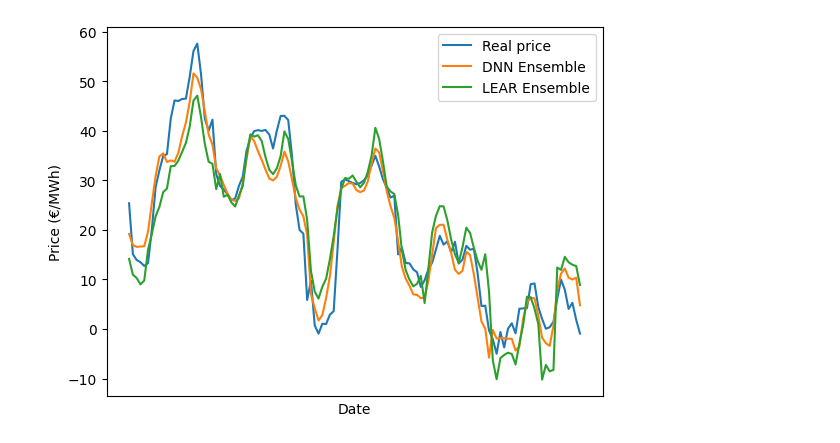
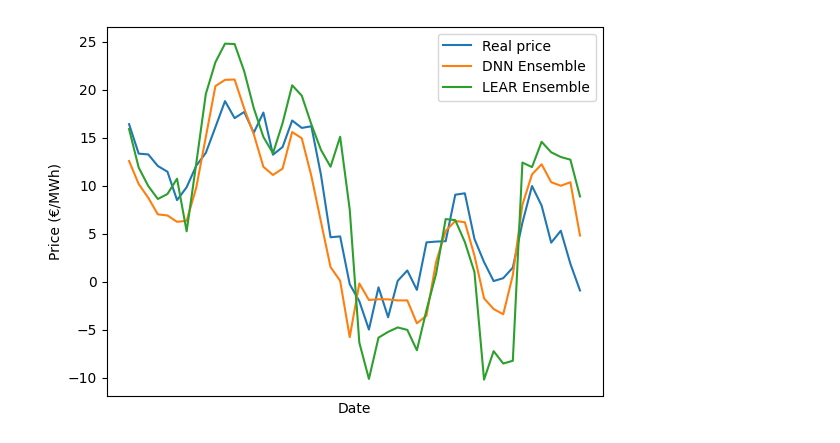
Before and after one commit to tony-schumacher/epftoolbox, a Jupyter notebook: benchmark.ipynb, the cells around one changed output. Saved outputs shown, nothing was run; the diff lists cells and outputs as text; code cells hidden in the pictures.

```diff
--- a/benchmark.ipynb
+++ b/benchmark.ipynb
@@ -1,27 +1,27 @@
 # %%
 import pandas as pd
 import matplotlib.pyplot as plt
 
 df = pd.read_csv("forecasts/Forecasts_DE_DNN_LEAR_ensembles.csv")
 # parse index as datetime
 df.index = pd.to_datetime(df.index)
 
 df = df[["Real price", "DNN Ensemble", "LEAR Ensemble"]]
 
 # last days
-days = 5
+days = 2
 df = df.tail(24 * days)
 
 # iterate over columns and plot
 for col in df.columns:
     plt.plot(df[col], label=col)
 
 # x axis month
 plt.xticks(rotation=45)
 plt.xlabel("Date")
 plt.ylabel("Price (€/MWh)")
 
 plt.legend()
 plt.show()
 # %% [output]
-[figure, old version]
+[figure, new version]
```
Also changed, not shown: parts of 1 cell of this notebook, 9 other files.
